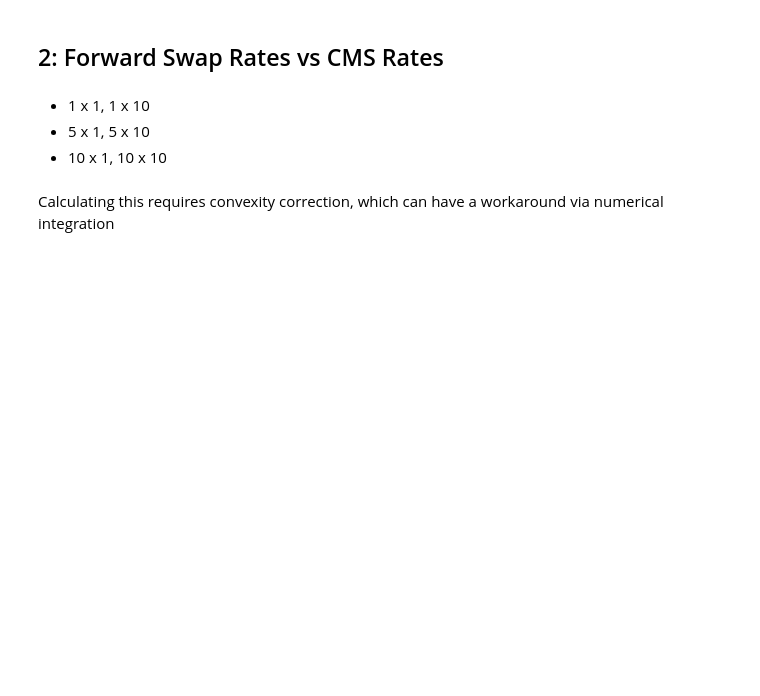
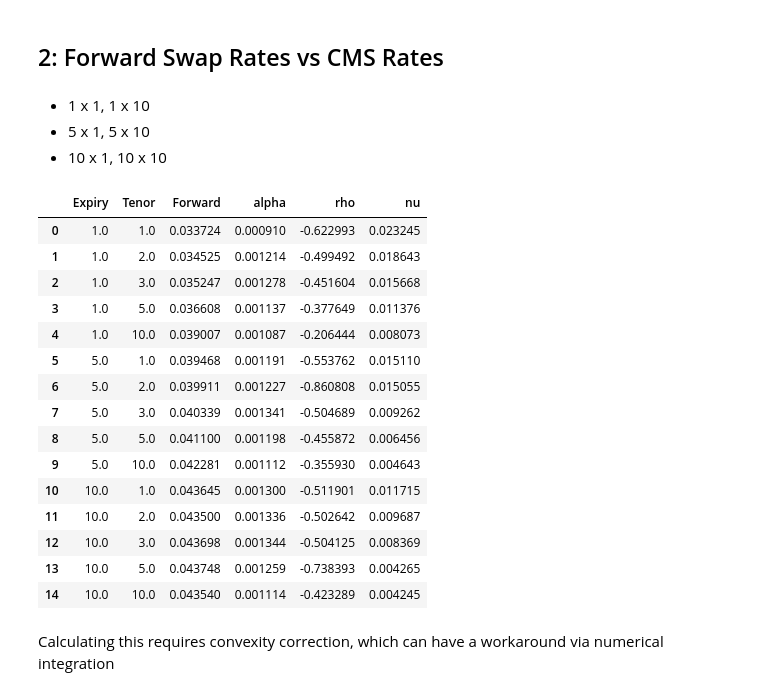
Before and after one commit to Gregtwl/QF605_Assignment, a Jupyter notebook: Answer_Deck_Part3.ipynb, the cells around one changed output. Drawn from its saved outputs; the diff is of its cells as text; code cells hidden in the pictures; blank space fills up the shorter version.

```diff
--- a/Answer_Deck_Part3.ipynb
+++ b/Answer_Deck_Part3.ipynb
@@ -583,3 +733,22 @@ $$
 - 1 x 1, 1 x 10
 - 5 x 1, 5 x 10
 - 10 x 1, 10 x 10
+# %%
+sabr_calibration_results
+# %% [output]
+|  | Expiry | Tenor | Forward | alpha | rho | nu |
+| 0 | 1.0 | 1.0 | 0.033724 | 0.000910 | -0.622993 | 0.023245 |
+| 1 | 1.0 | 2.0 | 0.034525 | 0.001214 | -0.499492 | 0.018643 |
+| 2 | 1.0 | 3.0 | 0.035247 | 0.001278 | -0.451604 | 0.015668 |
+| 3 | 1.0 | 5.0 | 0.036608 | 0.001137 | -0.377649 | 0.011376 |
+| 4 | 1.0 | 10.0 | 0.039007 | 0.001087 | -0.206444 | 0.008073 |
+| 5 | 5.0 | 1.0 | 0.039468 | 0.001191 | -0.553762 | 0.015110 |
+| 6 | 5.0 | 2.0 | 0.039911 | 0.001227 | -0.860808 | 0.015055 |
+| 7 | 5.0 | 3.0 | 0.040339 | 0.001341 | -0.504689 | 0.009262 |
+| 8 | 5.0 | 5.0 | 0.041100 | 0.001198 | -0.455872 | 0.006456 |
+| 9 | 5.0 | 10.0 | 0.042281 | 0.001112 | -0.355930 | 0.004643 |
+| 10 | 10.0 | 1.0 | 0.043645 | 0.001300 | -0.511901 | 0.011715 |
+| 11 | 10.0 | 2.0 | 0.043500 | 0.001336 | -0.502642 | 0.009687 |
+| 12 | 10.0 | 3.0 | 0.043698 | 0.001344 | -0.504125 | 0.008369 |
+| 13 | 10.0 | 5.0 | 0.043748 | 0.001259 | -0.738393 | 0.004265 |
+| 14 | 10.0 | 10.0 | 0.043540 | 0.001114 | -0.423289 | 0.004245 |
```
Also changed, not shown: parts of 32 cells of this notebook.
